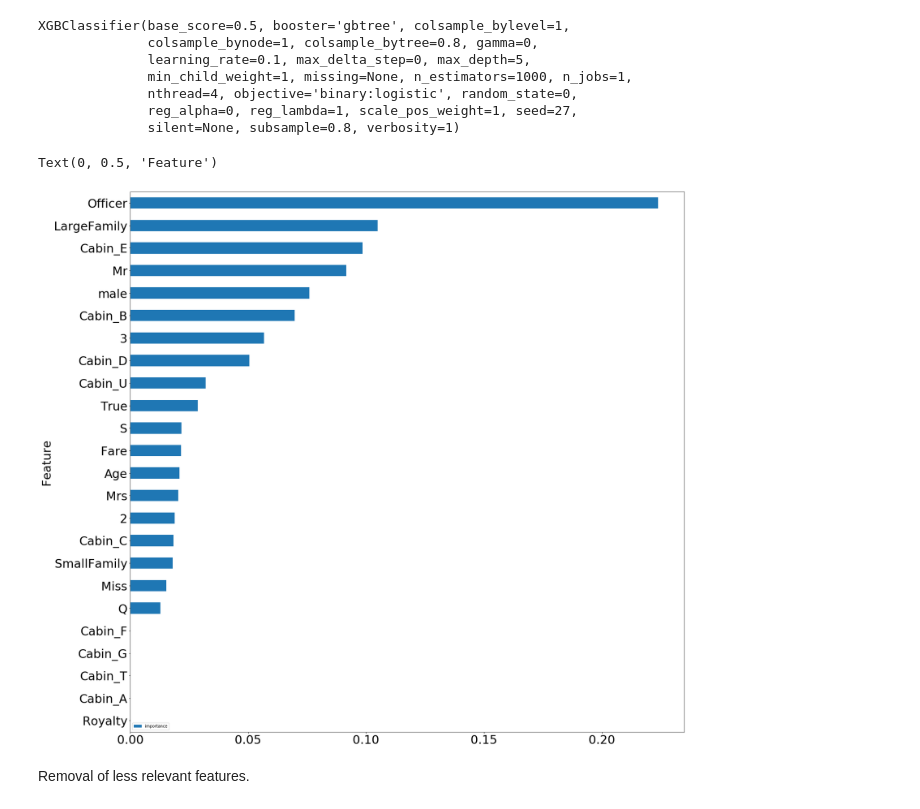
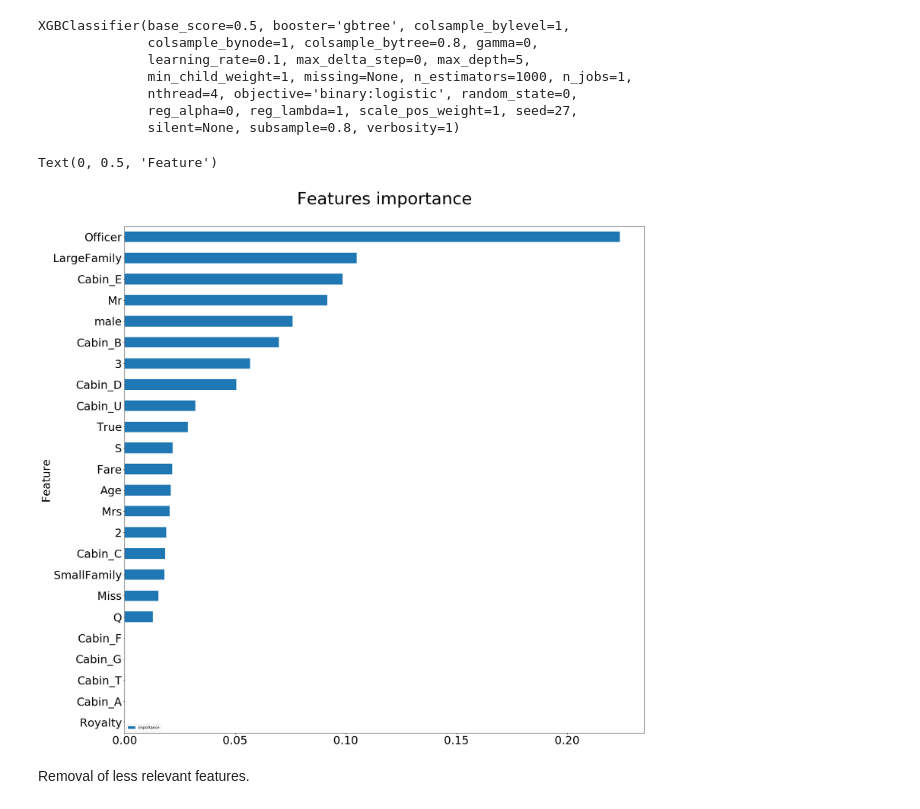
Before and after one commit to bluejurand/Titanic-python, a Jupyter notebook: Titanic_DA_VIS_Model.ipynb, the cells around one changed output. Saved outputs shown, nothing was run; the diff lists cells and outputs as text; code cells hidden in the pictures.

Commit message:
corrected plots

```diff
--- a/Titanic_DA_VIS_Model.ipynb
+++ b/Titanic_DA_VIS_Model.ipynb
@@ -529,12 +529,13 @@ features.sort_values(by = ['importance'], ascending = True, inplace = True)
 features.set_index('feature', inplace = True)
 # %%
 features.plot(kind = 'barh', figsize = (25, 25))
+plt.title('Features importance\n', fontsize=45)
 plt.rc('xtick', labelsize=30)
 plt.rc('ytick', labelsize=30)
 plt.ylabel('Feature', fontsize=30)
 # %% [output]
 Text(0, 0.5, 'Feature')
-[figure, old version]
+[figure, new version]
 # %% [markdown]
 Removal of less relevant features.
 # %%
```
